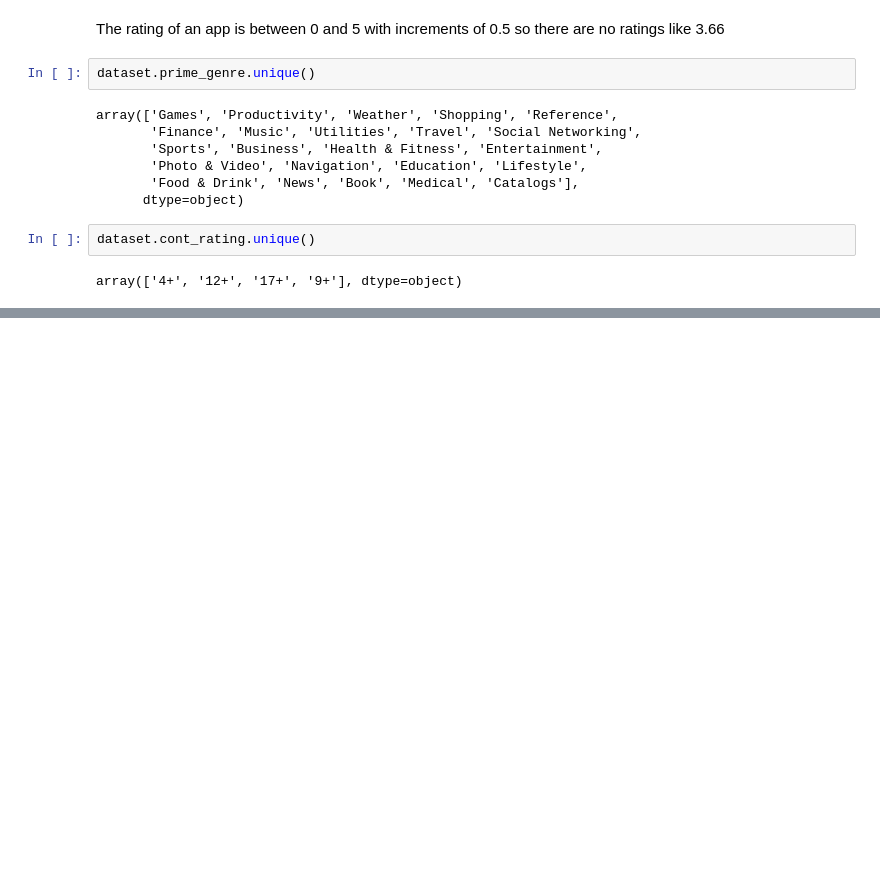
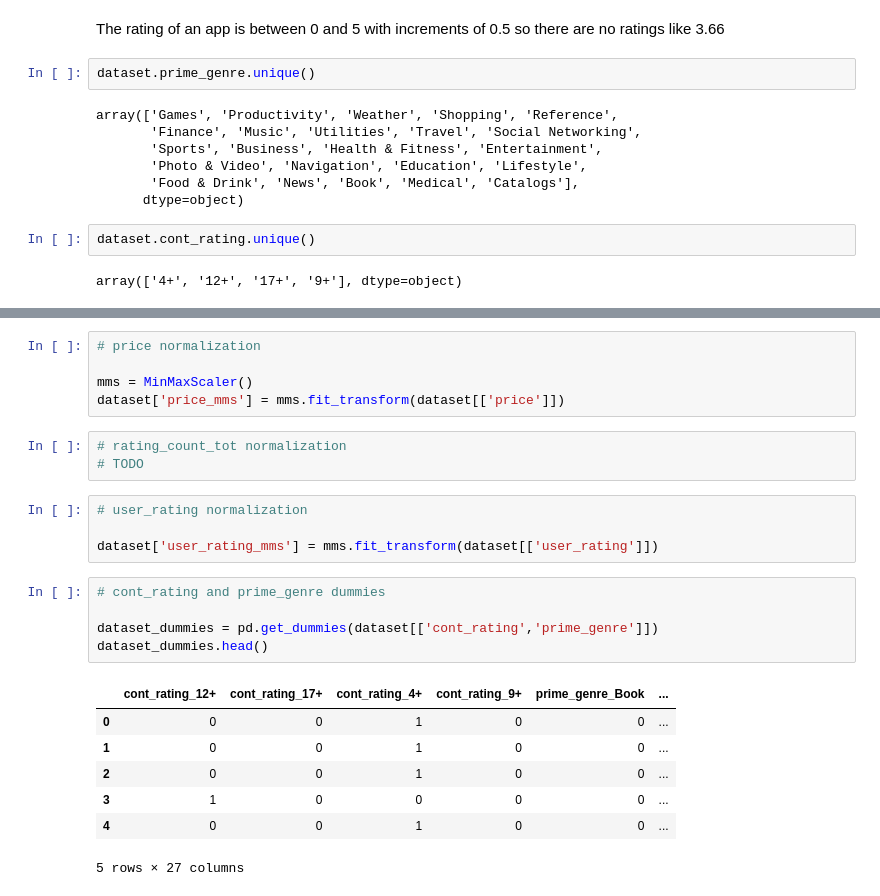
Before and after one commit to CezanvM/MachineLearning, a Jupyter notebook: src/Main.ipynb, the cells around one changed output, grey strips where cells are left out. Drawn from its saved outputs; the diff is of its cells as text; blank space fills up the shorter version.

```diff
--- a/src/Main.ipynb
+++ b/src/Main.ipynb
@@ -121,0 +187,25 @@ array(['4+', '12+', '17+', '9+'], dtype=object)
+# %%
+# price normalization
+
+mms = MinMaxScaler()
+dataset['price_mms'] = mms.fit_transform(dataset[['price']])
+# %%
+# rating_count_tot normalization
+# TODO
+# %%
+# user_rating normalization
+
+dataset['user_rating_mms'] = mms.fit_transform(dataset[['user_rating']])
+# %%
+# cont_rating and prime_genre dummies
+
+dataset_dummies = pd.get_dummies(dataset[['cont_rating','prime_genre']])
+dataset_dummies.head()
+# %% [output]
+|  | cont_rating_12+ | cont_rating_17+ | cont_rating_4+ | cont_rating_9+ | prime_genre_Book | ... |
+| 0 | 0 | 0 | 1 | 0 | 0 | ... |
+| 1 | 0 | 0 | 1 | 0 | 0 | ... |
+| 2 | 0 | 0 | 1 | 0 | 0 | ... |
+| 3 | 1 | 0 | 0 | 0 | 0 | ... |
+| 4 | 0 | 0 | 1 | 0 | 0 | ... |
+5 rows × 27 columns
```
Also changed, not shown: parts of 12 cells of this notebook, 1 other file.
